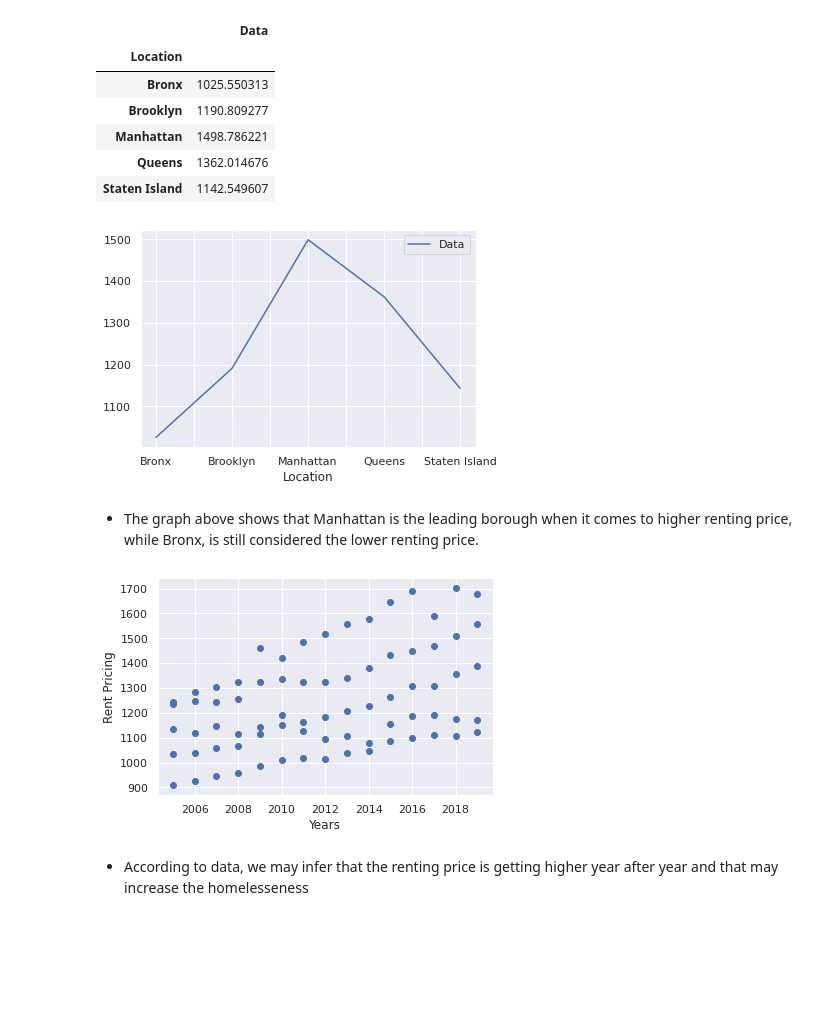
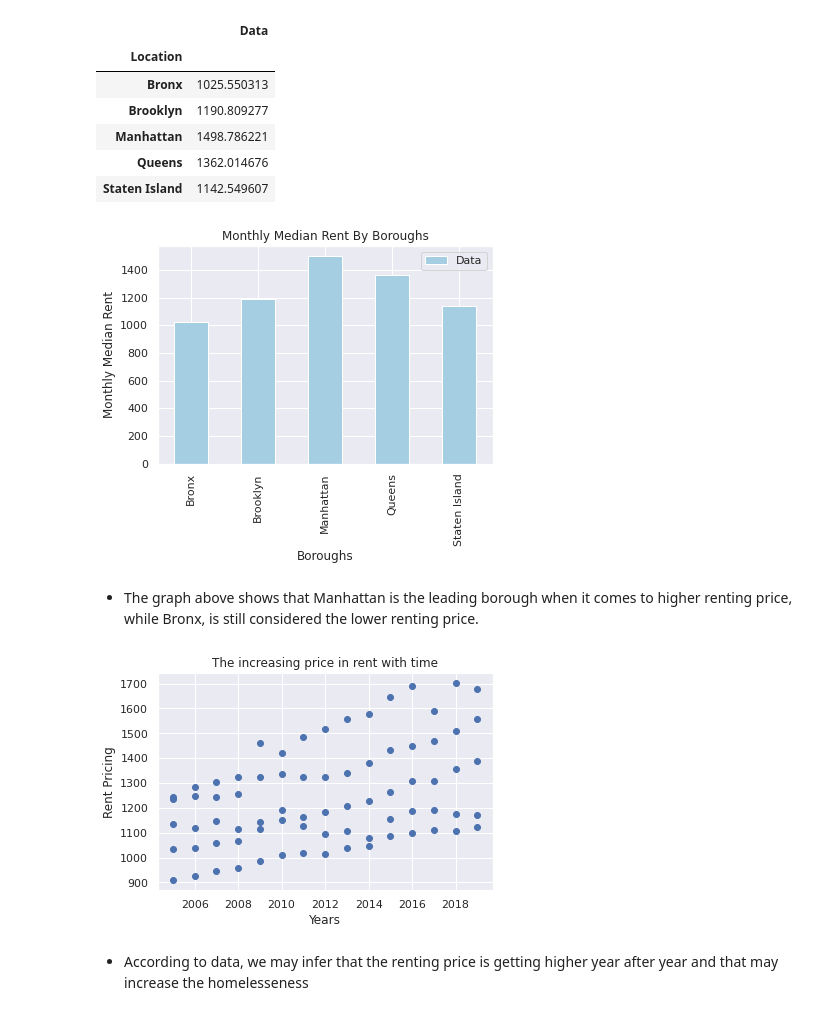
Before and after one commit to MBouchaqour/homelessness_project, a Jupyter notebook: Homelessness_Study_4.ipynb, the cells around one changed output. Drawn from its saved outputs; the diff is of its cells as text; code cells hidden in the pictures; blank space fills up the shorter version.

```diff
--- a/Homelessness_Study_4.ipynb
+++ b/Homelessness_Study_4.ipynb
@@ -106,19 +106,25 @@ pivot
 | Queens | 1362.014676 |
 | Staten Island | 1142.549607 |
 # %%
-pivot.plot()
+# colours = ["green", "red", "purple", "blue", "orange" ]
+pivot.plot(kind='bar', colormap='Paired')
+plt.title("Monthly Median Rent By Boroughs")
+plt.xlabel("Boroughs")
+plt.ylabel("Monthly Median Rent")
 plt.show()
 # %% [output]
-[figure, old version]
+[figure, new version]
 # %% [markdown]
 * The graph above shows that Manhattan is the leading borough when it comes to higher renting price, while Bronx, is still considered the lower renting price.
 # %%
 plt.scatter(df['TimeFrame'],df['Data'])
+
+plt.title("The increasing price in rent with time")
 plt.xlabel('Years')
 plt.ylabel('Rent Pricing')
 plt.show()
 # %% [output]
-[figure, old version]
+[figure, new version]
 # %% [markdown]
 * According to data, we may infer that the renting price is getting higher year after year and that may increase the homelesseness
 # %% [markdown]
```
Also changed, not shown: parts of 1 cell of this notebook.
